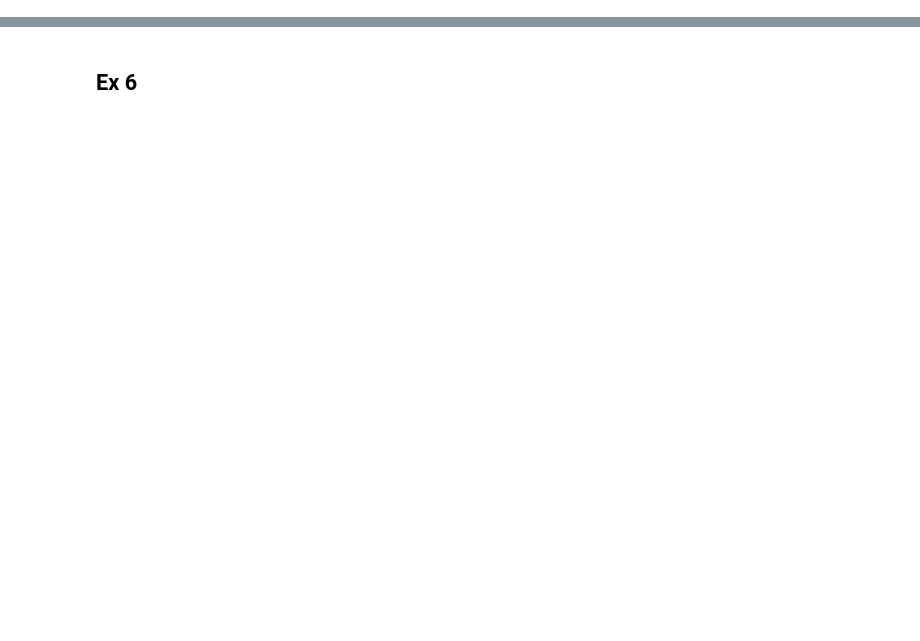
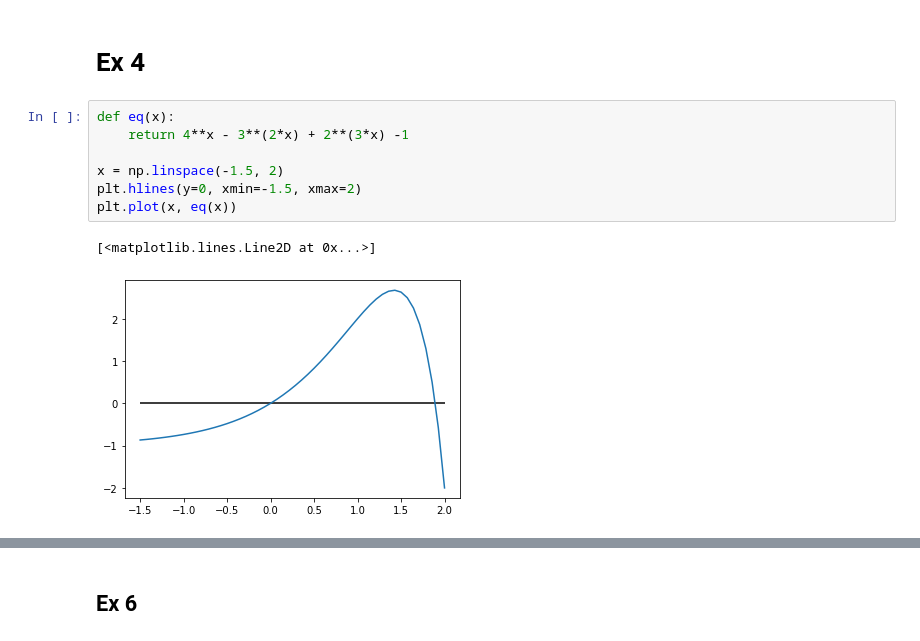
Before and after one commit to mcpeixoto/Computational-Physics-Course, a Jupyter notebook: ficha2.ipynb, the cells around one changed output, grey strips where cells are left out. Cells and saved outputs as stored; diff of their text form; blank space fills up the shorter version.

```diff
--- a/ficha2.ipynb
+++ b/ficha2.ipynb
@@ -363,0 +100,12 @@ dados
+# %% [markdown]
+# Ex 4
+# %%
+def eq(x):
+    return 4**x - 3**(2*x) + 2**(3*x) -1
+
+x = np.linspace(-1.5, 2)
+plt.hlines(y=0, xmin=-1.5, xmax=2)
+plt.plot(x, eq(x))
+# %% [output]
+[<matplotlib.lines.Line2D at 0x...>]
+[figure, added]
```
Also changed, not shown: parts of 46 cells of this notebook.
